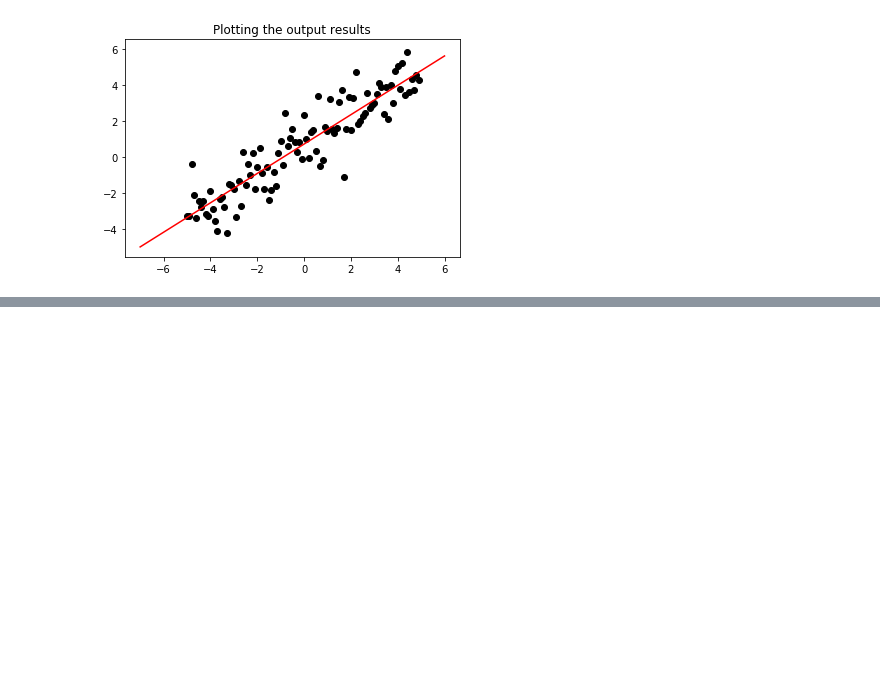
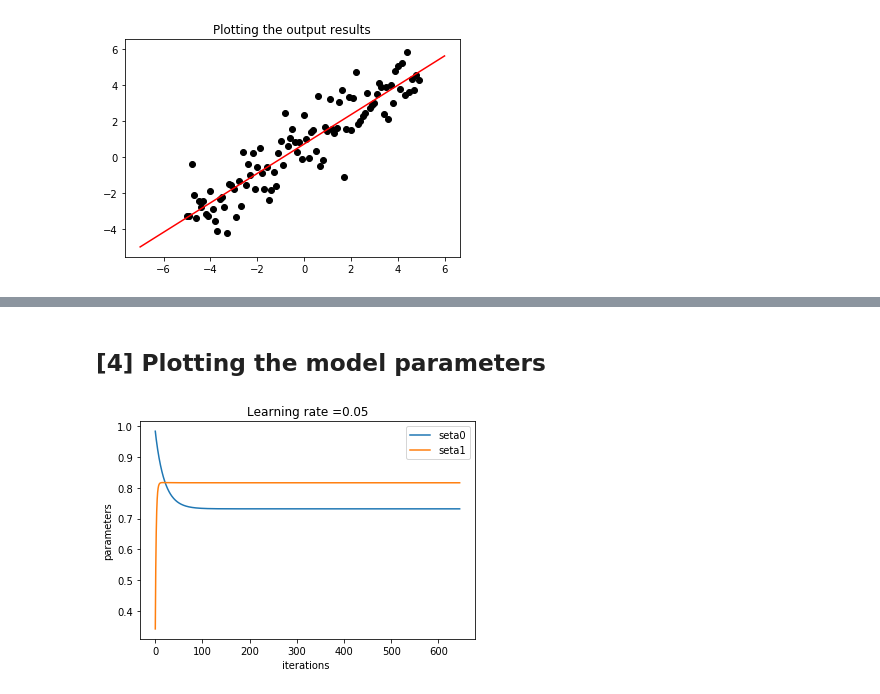
Before and after one commit to YoungsooNa/ML, a Jupyter notebook: Assignment_01/Assignment_01.ipynb, the cells around one changed output, grey strips where cells are left out. Drawn from its saved outputs; the diff is of its cells as text; code cells hidden in the pictures; blank space fills up the shorter version.

```diff
--- a/Assignment_01/Assignment_01.ipynb
+++ b/Assignment_01/Assignment_01.ipynb
@@ -80,0 +85,12 @@ plt.show()
+# %% [markdown]
+## [4] Plotting the model parameters
+# %%
+plt.plot(np.squeeze(seta_0_list), label='seta0')
+plt.plot(np.squeeze(seta_1_list), label='seta1')
+plt.ylabel('parameters')
+plt.xlabel('iterations ')
+plt.legend()
+plt.title("Learning rate =" + str(lr))
+plt.show()
+# %% [output]
+[figure, added]
```
Also changed, not shown: parts of 4 cells of this notebook.
